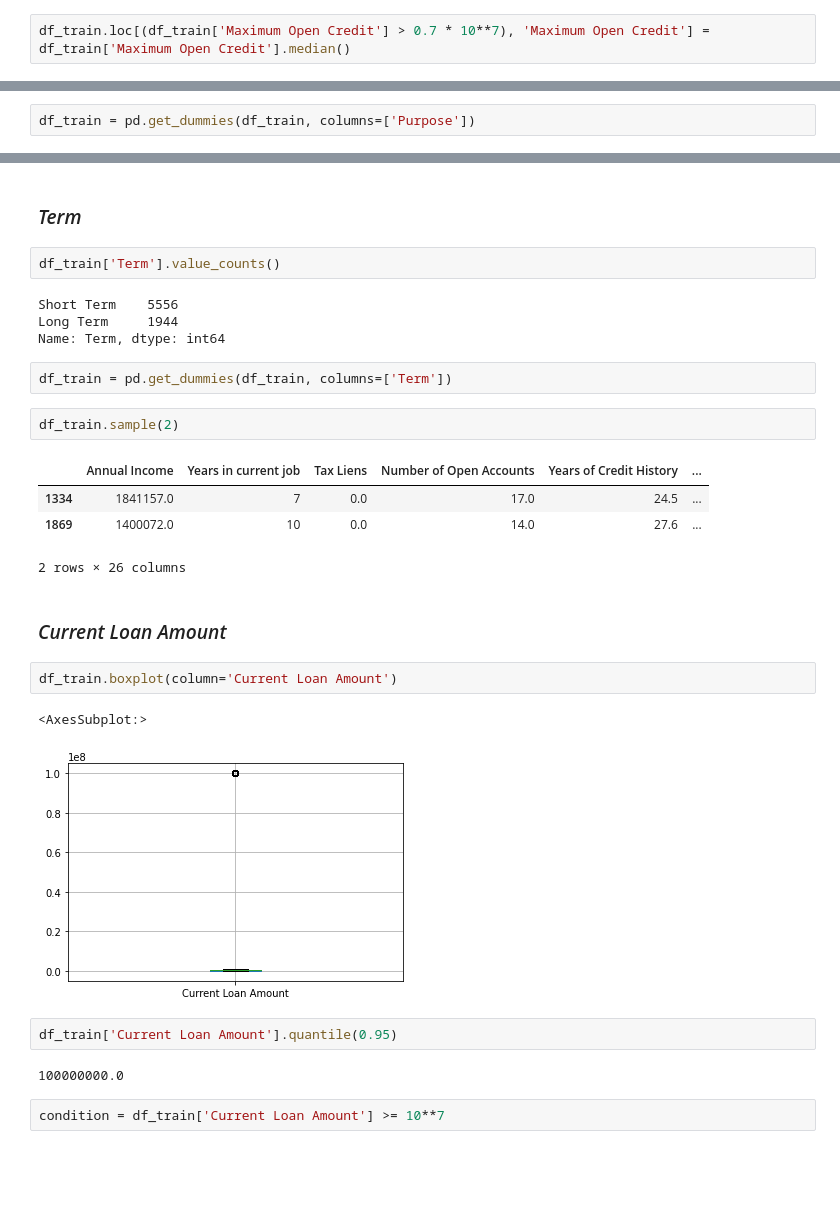
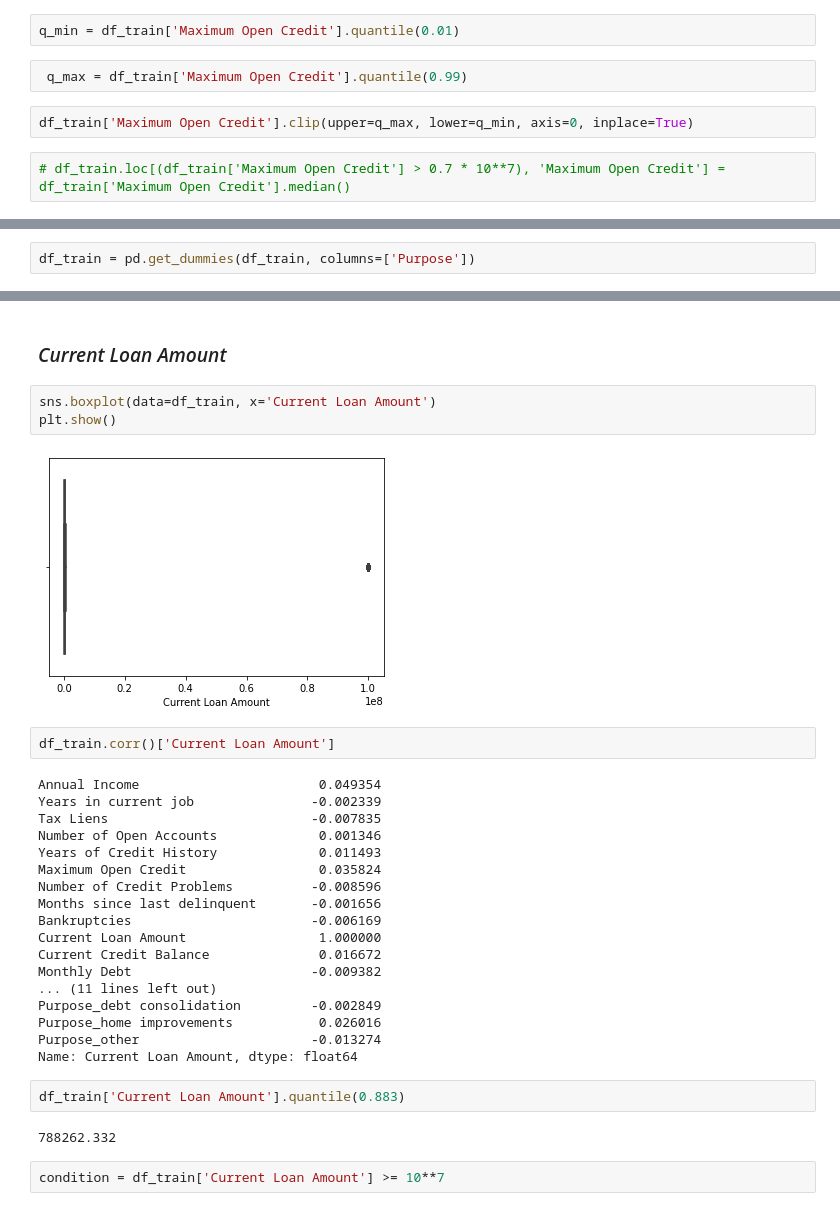
Before and after one commit to adurzin/data_science_cont, a Jupyter notebook: course.ipynb, the cells around one changed output, grey strips where cells are left out. Cells and saved outputs as stored; diff of their text form; blank space fills up the shorter version.

```diff
--- a/course.ipynb
+++ b/course.ipynb
@@ -293,8 +379,14 @@ df_train.loc[(df_train['Maximum Open Credit'] > 0.7 * 10**7), 'Credit Default'].
 # %% [output]
 0    30
 Name: Credit Default, dtype: int64
+# %%
+q_min = df_train['Maximum Open Credit'].quantile(0.01)
+# %%
+ q_max = df_train['Maximum Open Credit'].quantile(0.99)
+# %%
+df_train['Maximum Open Credit'].clip(upper=q_max, lower=q_min, axis=0, inplace=True)
 # %%
-df_train.loc[(df_train['Maximum Open Credit'] > 0.7 * 10**7), 'Maximum Open Credit'] = df_train['Maximum Open Credit'].median()
+# df_train.loc[(df_train['Maximum Open Credit'] > 0.7 * 10**7), 'Maximum Open Credit'] = df_train['Maximum Open Credit'].median()
 # %% [markdown]
 ### *Months since last delinquent*
 # %%
@@ -447,31 +539,34 @@ df_train.sample(2)
-# %% [markdown]
-### *Term*
-# %%
-df_train['Term'].value_counts()
-# %% [output]
-Short Term    5556
-Long Term     1944
-Name: Term, dtype: int64
-# %%
-df_train = pd.get_dummies(df_train, columns=['Term'])
-# %%
-df_train.sample(2)
-# %% [output]
-|  | Annual Income | Years in current job | Tax Liens | Number of Open Accounts | Years of Credit History | ... |
-| 1334 | 1841157.0 | 7 | 0.0 | 17.0 | 24.5 | ... |
-| 1869 | 1400072.0 | 10 | 0.0 | 14.0 | 27.6 | ... |
-2 rows × 26 columns
 # %% [markdown]
 ### *Current Loan Amount*
 # %%
-df_train.boxplot(column='Current Loan Amount')
+sns.boxplot(data=df_train, x='Current Loan Amount')
+plt.show()
 # %% [output]
-<AxesSubplot:>
-[figure, old version]
+[figure, new version]
+# %%
+df_train.corr()['Current Loan Amount']
+# %% [output]
+Annual Income                       0.049354
+Years in current job               -0.002339
+Tax Liens                          -0.007835
+Number of Open Accounts             0.001346
+Years of Credit History             0.011493
+Maximum Open Credit                 0.035824
+Number of Credit Problems          -0.008596
+Months since last delinquent       -0.001656
+Bankruptcies                       -0.006169
+Current Loan Amount                 1.000000
+Current Credit Balance              0.016672
+Monthly Debt                       -0.009382
+... (11 lines left out)
+Purpose_debt consolidation         -0.002849
+Purpose_home improvements           0.026016
+Purpose_other                      -0.013274
+Name: Current Loan Amount, dtype: float64
 # %%
-df_train['Current Loan Amount'].quantile(0.95)
+df_train['Current Loan Amount'].quantile(0.883)
 # %% [output]
-100000000.0
+788262.332
 # %%
 condition = df_train['Current Loan Amount'] >= 10**7
 # %%
```
Also changed, not shown: parts of 61 cells of this notebook.
